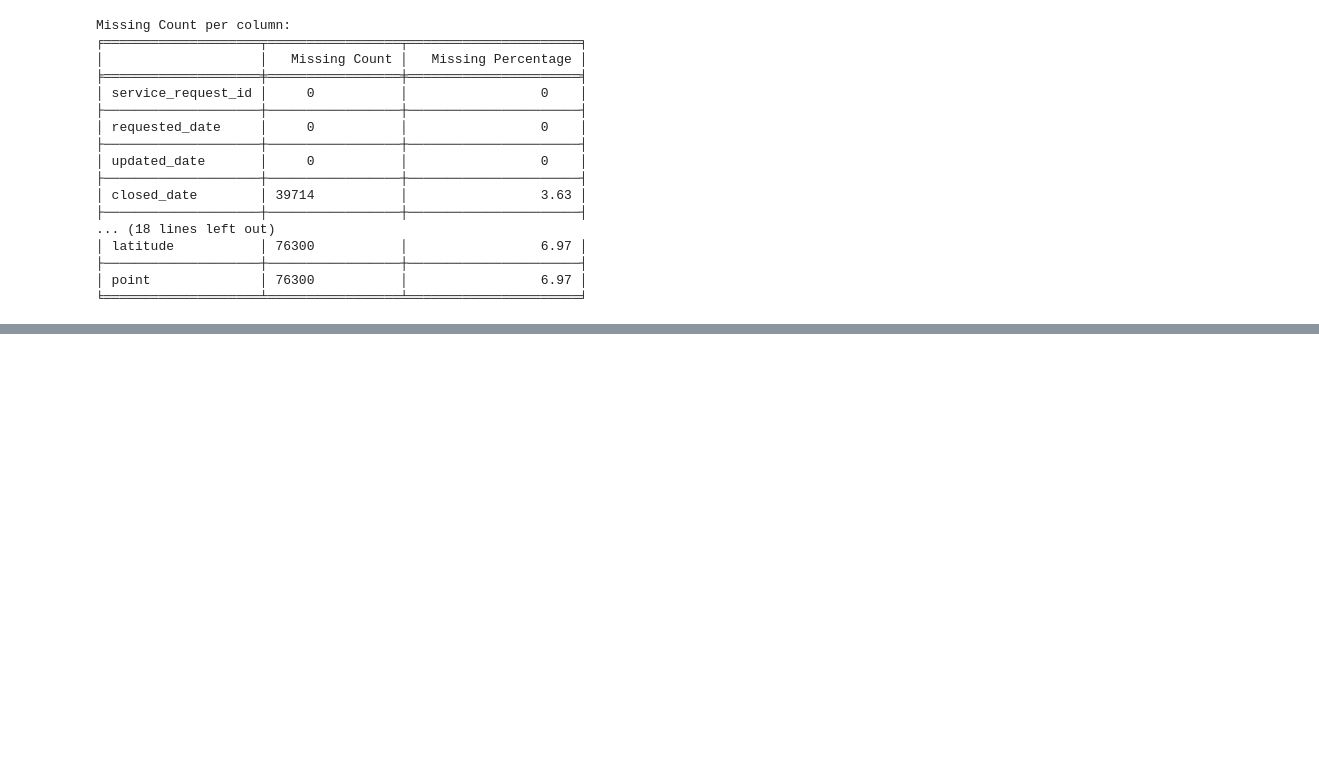
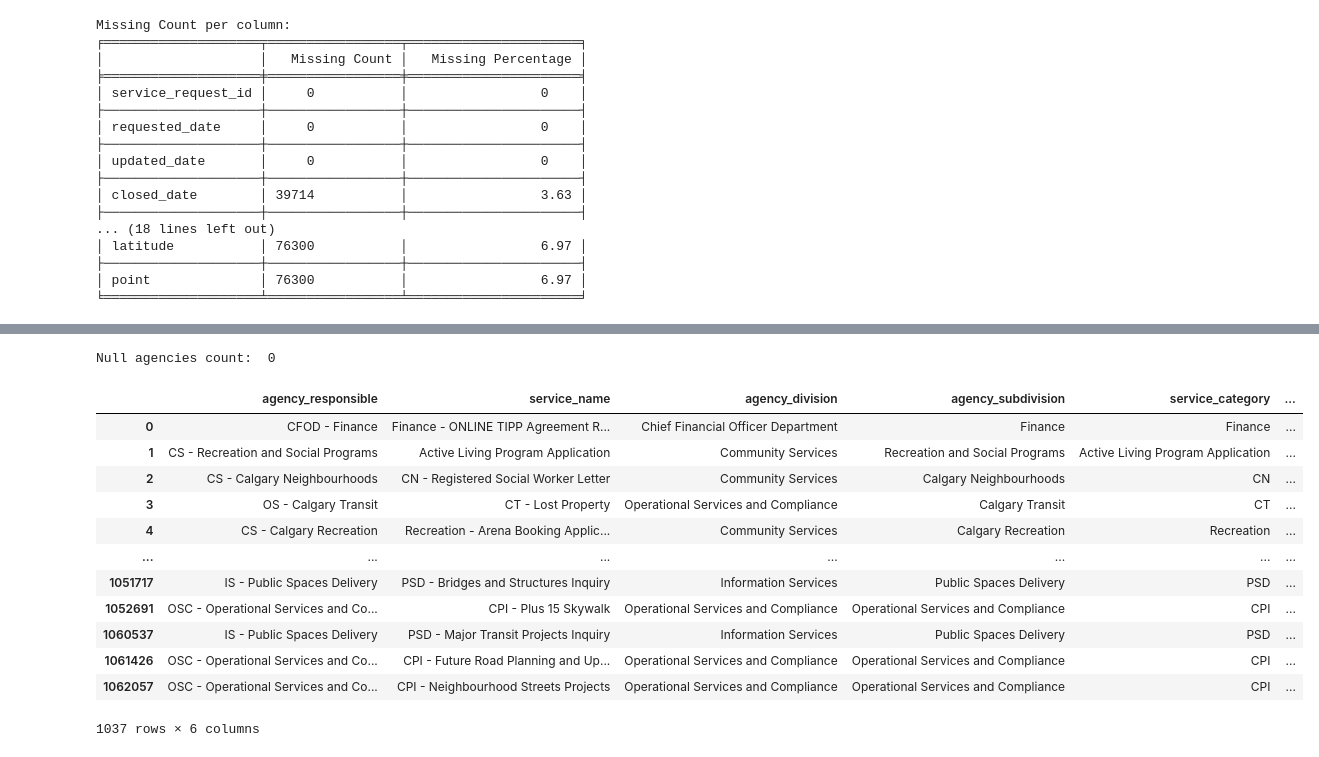
Before and after one commit to AnithaUofC/311ServiceRequests, a Jupyter notebook: 311DataWrangling.ipynb, the cells around one changed output, grey strips where cells are left out. Drawn from its saved outputs; the diff is of its cells as text; code cells hidden in the pictures; blank space fills up the shorter version.

Commit message:
Retrieved all agency types and service types

```diff
--- a/311DataWrangling.ipynb
+++ b/311DataWrangling.ipynb
@@ -169,6 +179,0 @@ Count 39714
-# %%
-#Add a column indicating whether each request date falls on a weekend
-df['is_weekend_request'] = df['request_day'].dt.weekday >= 5
-
-#Add a column for time duration to calculate the time took to close the request
-df['time_closing'] = df['closed_date'] - df['requested_date']
@@ -248,22 +203,0 @@ display(df_subset)
-# %%
-service_nunique_values=df['service_name'].nunique()
-print("Count of distinct of all service names:", service_nunique_values)
-
-service_unique_values=df['service_name'].unique()
-#display(service_unique_values)
-
-service_unique_values_cnt=df['service_name'].value_counts()
-print(service_unique_values_cnt)
-
-df['new_serviceNames'] = df['service_name'].str.split(' -').str[0] #extracted main service name and removed sub division of that.
-sn_unique_values = df['new_serviceNames'].unique()
-print(sn_unique_values)
-
-unique_values = df['new_serviceNames'].nunique()
-print("Number of Unique values: ",unique_values)
-unique_values_cnt = df['new_serviceNames'].value_counts()
-print(unique_values_cnt)
-
-#count of particular value
-count = (df['new_serviceNames'] == 'AS').sum()
-count
@@ -356,0 +458,29 @@ Name: count, dtype: int64
+# %%
+nulldiv = df[df['agency_division'].isnull()]#['service_name']
+print("Null agencies count: ", len(nulldiv))
+#nulldiv = nulldiv.drop_duplicates()
+#display(nulldiv)
+
+ss=df#[df['agency_division'] == 'Affiliated Organizations']
+#display(ss)
+
+distinct_values = ss[['agency_responsible','service_name', 'agency_division',
+                      'agency_subdivision', 'service_category','service_request']].drop_duplicates()
+
+#print("Distinct agency_responsible and new_serviceNames for 'Active Living Program Application':")
+display(distinct_values)
+# %% [output]
+Null agencies count:  0
+|  | agency_responsible | service_name | agency_division | agency_subdivision | service_category | ... |
+| 0 | CFOD - Finance | Finance - ONLINE TIPP Agreement R... | Chief Financial Officer Department | Finance | Finance | ... |
+| 1 | CS - Recreation and Social Programs | Active Living Program Application | Community Services | Recreation and Social Programs | Active Living Program Application | ... |
+| 2 | CS - Calgary Neighbourhoods | CN - Registered Social Worker Letter | Community Services | Calgary Neighbourhoods | CN | ... |
+| 3 | OS - Calgary Transit | CT - Lost Property | Operational Services and Compliance | Calgary Transit | CT | ... |
+| 4 | CS - Calgary Recreation | Recreation - Arena Booking Applic... | Community Services | Calgary Recreation | Recreation | ... |
+| ... | ... | ... | ... | ... | ... | ... |
+| 1051717 | IS - Public Spaces Delivery | PSD - Bridges and Structures Inquiry | Information Services | Public Spaces Delivery | PSD | ... |
+| 1052691 | OSC - Operational Services and Co... | CPI - Plus 15 Skywalk | Operational Services and Compliance | Operational Services and Compliance | CPI | ... |
+| 1060537 | IS - Public Spaces Delivery | PSD - Major Transit Projects Inquiry | Information Services | Public Spaces Delivery | PSD | ... |
+| 1061426 | OSC - Operational Services and Co... | CPI - Future Road Planning and Up... | Operational Services and Compliance | Operational Services and Compliance | CPI | ... |
+| 1062057 | OSC - Operational Services and Co... | CPI - Neighbourhood Streets Projects | Operational Services and Compliance | Operational Services and Compliance | CPI | ... |
+1037 rows × 6 columns
```
Also changed, not shown: parts of 14 cells of this notebook, 1 other file.
